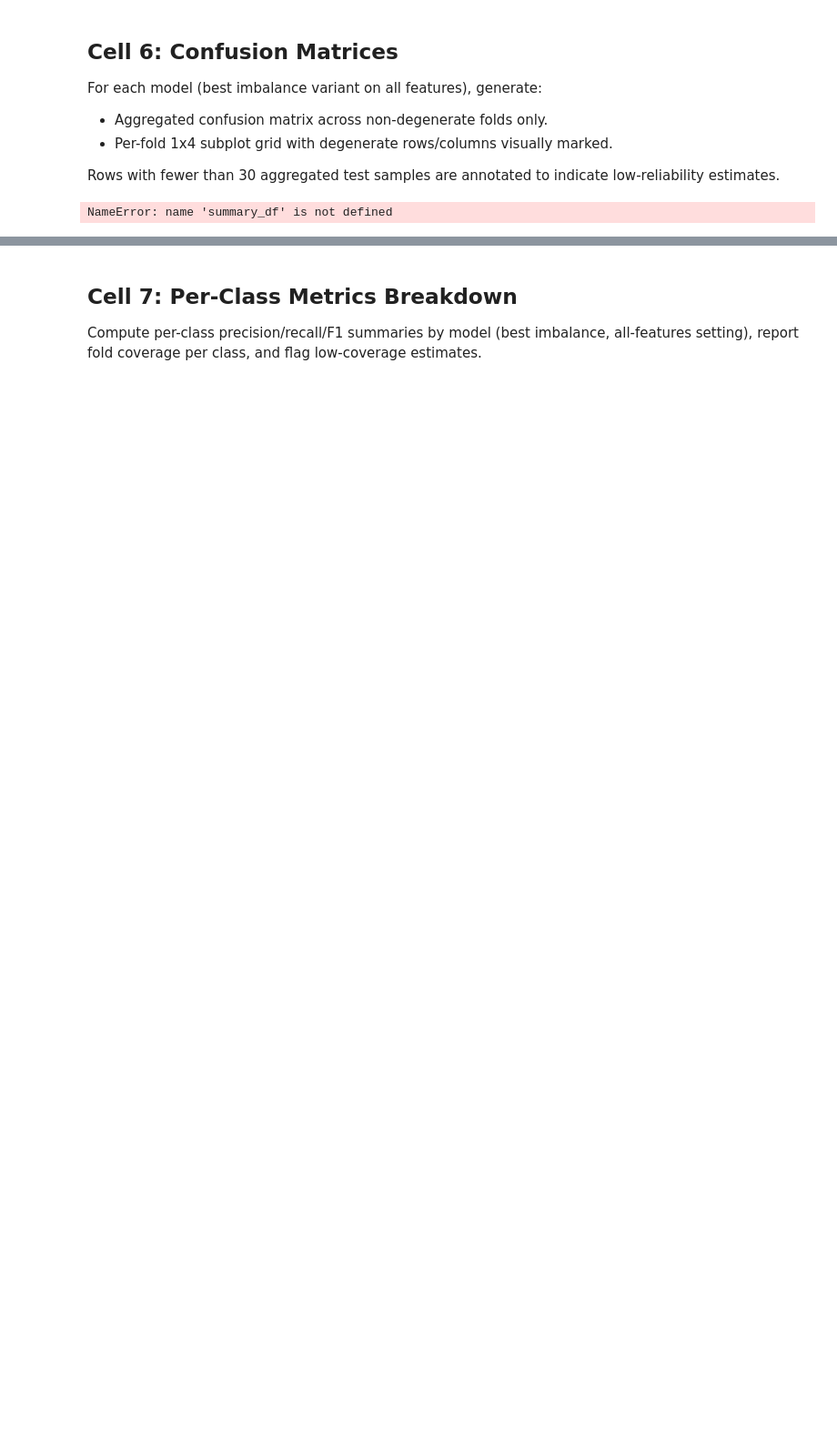
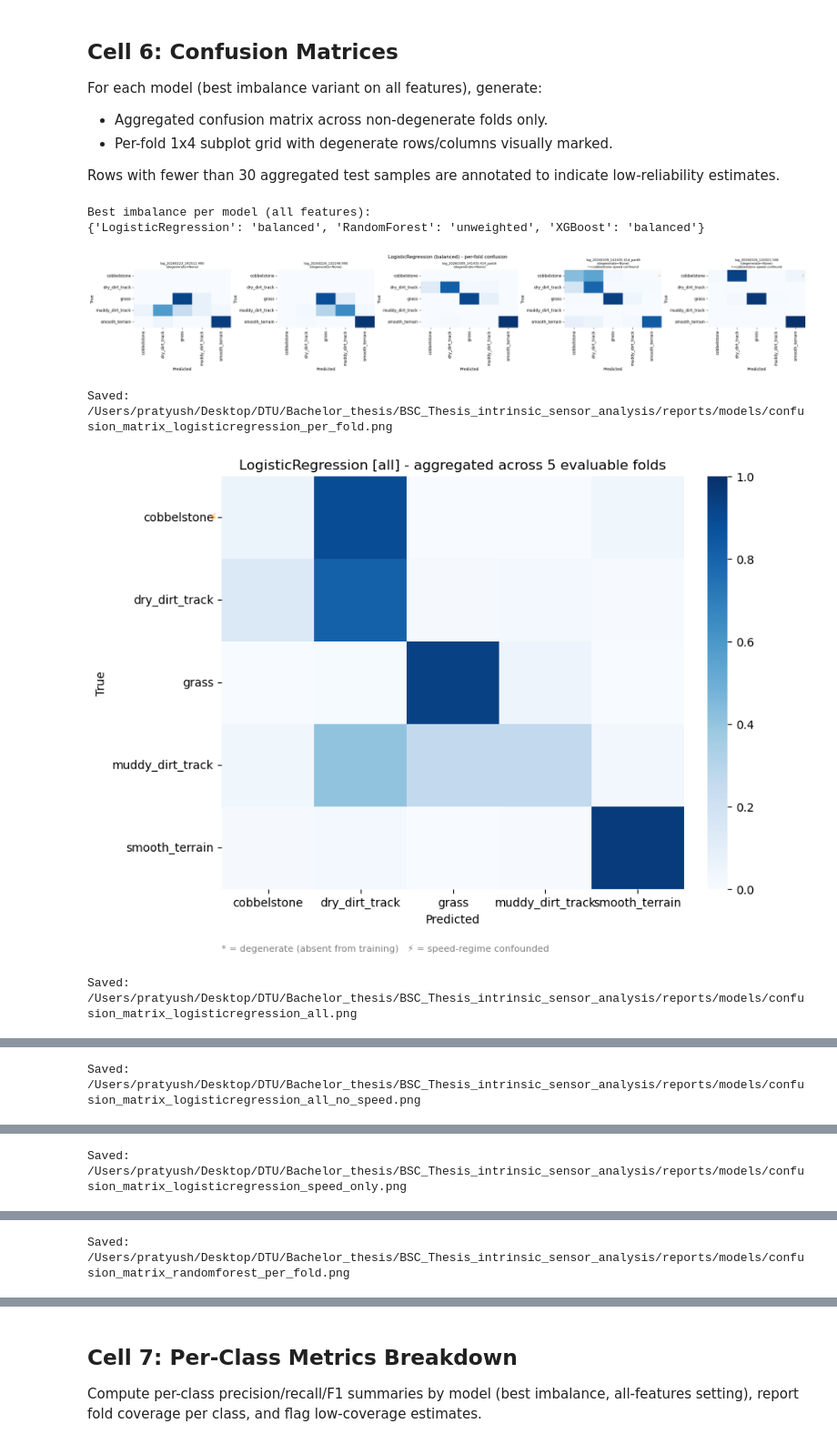
Before and after one commit to Pratyush2012/BSC_Thesis_intrinsic_sensor_analysis, a Jupyter notebook: notebooks/07_baslines.ipynb, the cells around one changed output, grey strips where cells are left out. Shown at 91% size. Cells and saved outputs as stored; diff of their text form; code cells hidden in the pictures; blank space fills up the shorter version.

```diff
--- a/notebooks/07_baslines.ipynb
+++ b/notebooks/07_baslines.ipynb
@@ -936,7 +919,7 @@ def plot_aggregated_confusion(model_name: str, imbalance: str, feature_set_name:
     print(f"Saved: {agg_path}")
 
 
-all_feature_summary = f[summary_df["feature_set"] == "all"].copy()
+all_feature_summary = summary_df[summary_df["feature_set"] == "all"].copy()
 if all_feature_summary.empty:
     raise RuntimeError("No all-feature summary rows found.")
 
@@ -1012,31 +995,36 @@ for model_name, best_imbalance in best_imbalance_by_model.items():
 
         ax.set_title(
             f"{test_run}\n(degenerate={degenerate_classes if degenerate_classes else 'None'}){title_suffix}",
             fontsize=8,
         )
         ax.set_xlabel("Predicted")
         ax.set_ylabel("True")
 
     per_fold_path = REPORTS_DIR / f"confusion_matrix_{model_name.lower()}_per_fold.png"
     fig.suptitle(f"{model_name} ({best_imbalance}) - per-fold confusion", y=1.02)
     fig.savefig(per_fold_path, dpi=200, bbox_inches="tight")
     plt.show()
     print(f"Saved: {per_fold_path}")
 
     plot_aggregated_confusion(
         model_name=model_name,
         imbalance=best_imbalance,
         feature_set_name="all",
         filename_suffix="all",
     )
 
     for ablation_feature_set in ["all_no_speed", "speed_only"]:
         if ablation_feature_set in set(summary_df["feature_set"].unique()):
             plot_aggregated_confusion(
                 model_name=model_name,
                 imbalance=best_imbalance,
                 feature_set_name=ablation_feature_set,
                 filename_suffix=ablation_feature_set,
             )
 # %% [output]
-NameError: name 'summary_df' is not defined
+Best imbalance per model (all features):
+{'LogisticRegression': 'balanced', 'RandomForest': 'unweighted', 'XGBoost': 'balanced'}
+[figure, added]
+Saved: /Users/pratyush/Desktop/DTU/Bachelor_thesis/BSC_Thesis_intrinsic_sensor_analysis/reports/models/confusion_matrix_logisticregression_per_fold.png
+[figure, added]
+Saved: /Users/pratyush/Desktop/DTU/Bachelor_thesis/BSC_Thesis_intrinsic_sensor_analysis/reports/models/confusion_matrix_logisticregression_all.png
@@ -1042,0 +1032 @@ NameError: name 'summary_df' is not defined
+Saved: /Users/pratyush/Desktop/DTU/Bachelor_thesis/BSC_Thesis_intrinsic_sensor_analysis/reports/models/confusion_matrix_logisticregression_all_no_speed.png
@@ -1042,0 +1034 @@ NameError: name 'summary_df' is not defined
+Saved: /Users/pratyush/Desktop/DTU/Bachelor_thesis/BSC_Thesis_intrinsic_sensor_analysis/reports/models/confusion_matrix_logisticregression_speed_only.png
@@ -1042,0 +1036 @@ NameError: name 'summary_df' is not defined
+Saved: /Users/pratyush/Desktop/DTU/Bachelor_thesis/BSC_Thesis_intrinsic_sensor_analysis/reports/models/confusion_matrix_randomforest_per_fold.png
```
Also changed, not shown: parts of 2 cells of this notebook, 11 other files.
